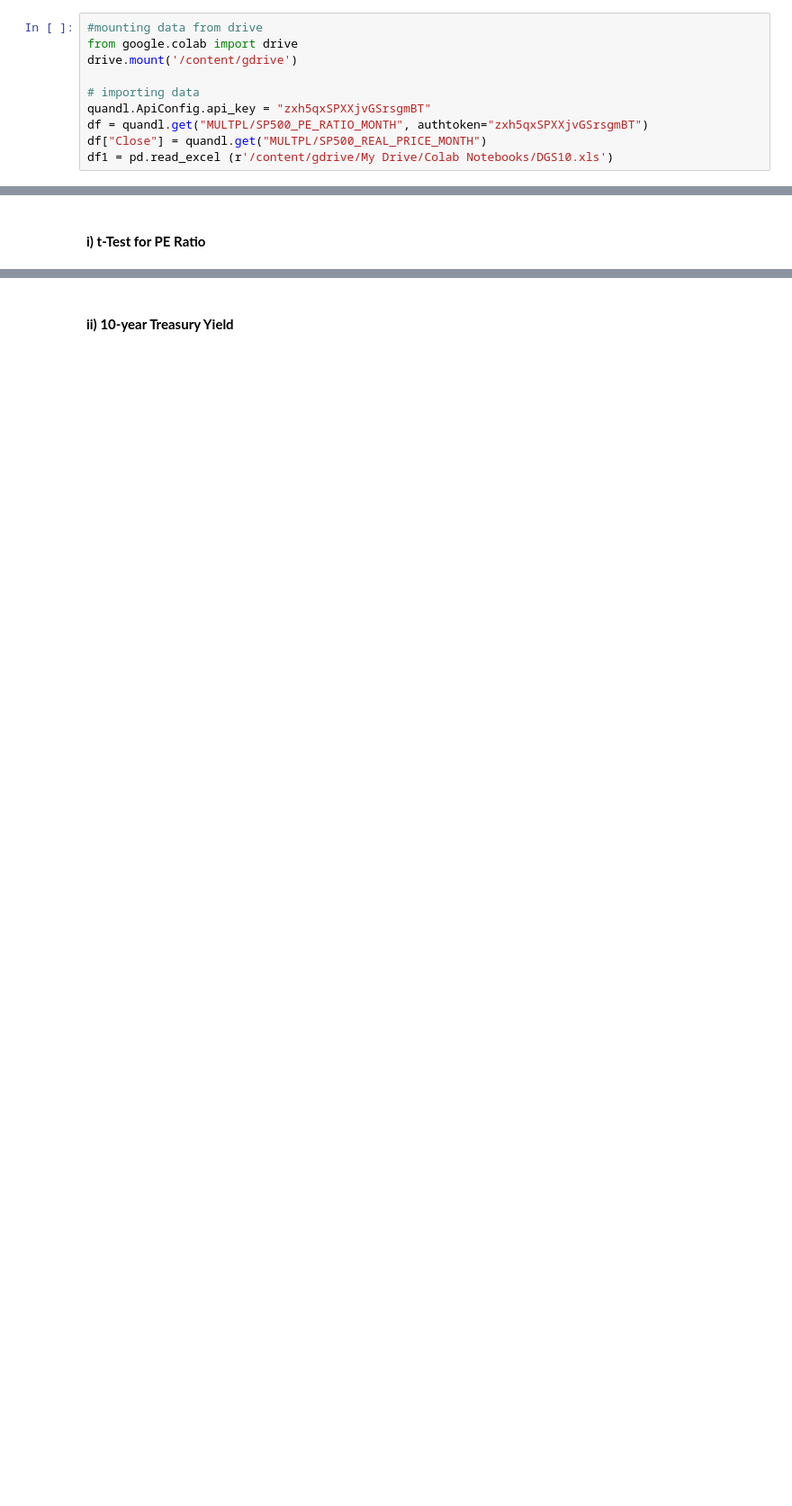
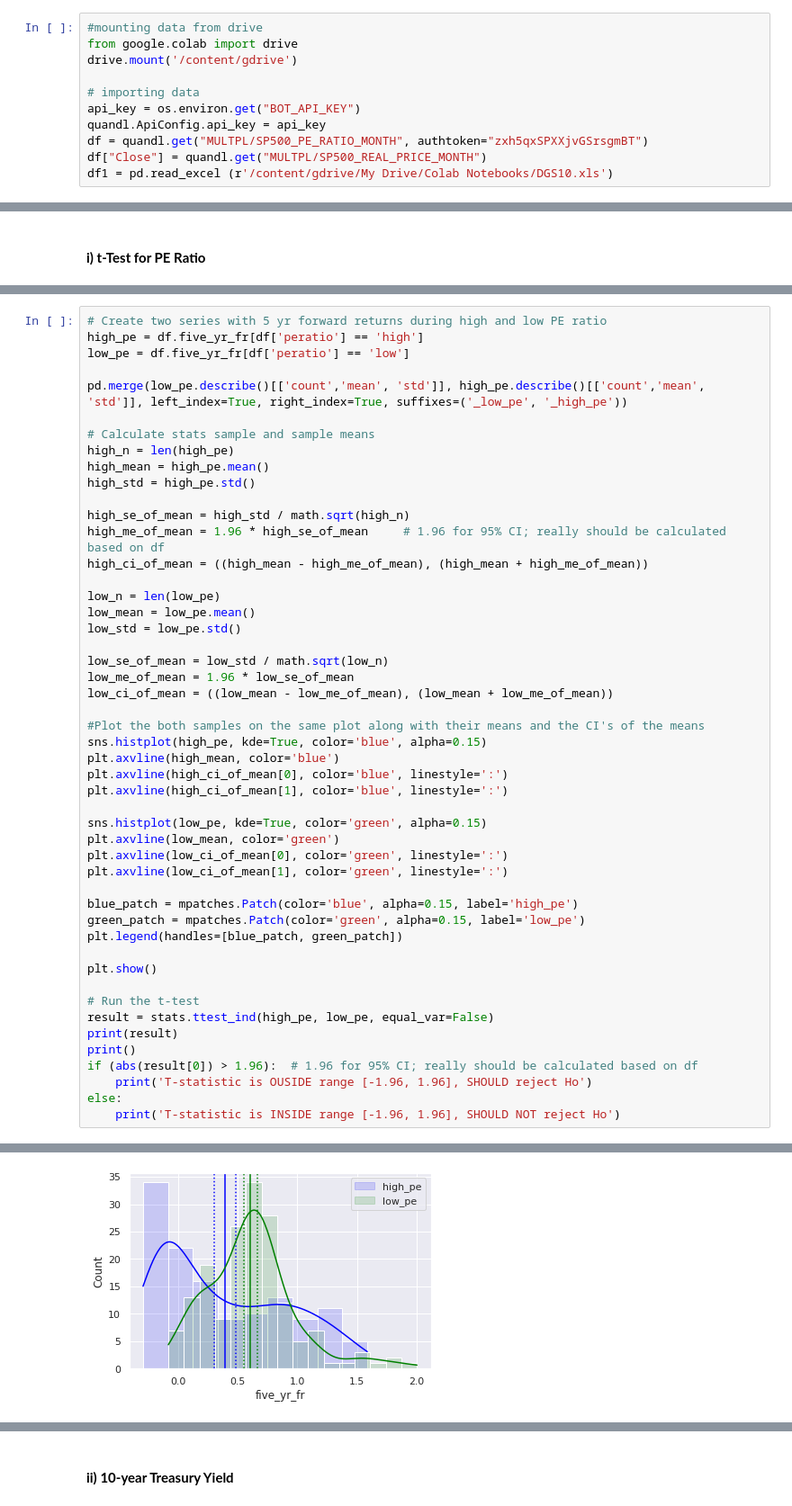
Before and after one commit to prajwalshrestha381/Thinkful_Data_Analytics, a Jupyter notebook: Python_Capstone_Project.ipynb, the cells around one changed output, grey strips where cells are left out. Shown: that part at 90% size. Cells and saved outputs as stored; diff of their text form; blank space fills up the shorter version.

```diff
--- a/Python_Capstone_Project.ipynb
+++ b/Python_Capstone_Project.ipynb
@@ -79,7 +77,8 @@ from google.colab import drive
 drive.mount('/content/gdrive')
 
 # importing data
-quandl.ApiConfig.api_key = "zxh5qxSPXXjvGSrsgmBT"
+api_key = os.environ.get("BOT_API_KEY")
+quandl.ApiConfig.api_key = api_key
 df = quandl.get("MULTPL/SP500_PE_RATIO_MONTH", authtoken="zxh5qxSPXXjvGSrsgmBT")
 df["Close"] = quandl.get("MULTPL/SP500_REAL_PRICE_MONTH")
 df1 = pd.read_excel (r'/content/gdrive/My Drive/Colab Notebooks/DGS10.xls')
@@ -343,0 +246,50 @@ The difference is 4.13 standard deviations between means of 5-year forward retur
+# %%
+# Create two series with 5 yr forward returns during high and low PE ratio
+high_pe = df.five_yr_fr[df['peratio'] == 'high']
+low_pe = df.five_yr_fr[df['peratio'] == 'low']
+
+pd.merge(low_pe.describe()[['count','mean', 'std']], high_pe.describe()[['count','mean', 'std']], left_index=True, right_index=True, suffixes=('_low_pe', '_high_pe'))
+
+# Calculate stats sample and sample means
+high_n = len(high_pe)
+high_mean = high_pe.mean()
+high_std = high_pe.std()
+
+high_se_of_mean = high_std / math.sqrt(high_n)
+high_me_of_mean = 1.96 * high_se_of_mean     # 1.96 for 95% CI; really should be calculated based on df
+high_ci_of_mean = ((high_mean - high_me_of_mean), (high_mean + high_me_of_mean))
+
+low_n = len(low_pe)
+low_mean = low_pe.mean()
+low_std = low_pe.std()
+
+low_se_of_mean = low_std / math.sqrt(low_n)
+low_me_of_mean = 1.96 * low_se_of_mean
+low_ci_of_mean = ((low_mean - low_me_of_mean), (low_mean + low_me_of_mean))
+
+#Plot the both samples on the same plot along with their means and the CI's of the means
+sns.histplot(high_pe, kde=True, color='blue', alpha=0.15)
+plt.axvline(high_mean, color='blue')
+plt.axvline(high_ci_of_mean[0], color='blue', linestyle=':')
+plt.axvline(high_ci_of_mean[1], color='blue', linestyle=':')
+
+sns.histplot(low_pe, kde=True, color='green', alpha=0.15)
+plt.axvline(low_mean, color='green')
+plt.axvline(low_ci_of_mean[0], color='green', linestyle=':')
+plt.axvline(low_ci_of_mean[1], color='green', linestyle=':')
+
+blue_patch = mpatches.Patch(color='blue', alpha=0.15, label='high_pe')
+green_patch = mpatches.Patch(color='green', alpha=0.15, label='low_pe')
+plt.legend(handles=[blue_patch, green_patch])
+
+plt.show()
+
+# Run the t-test
+result = stats.ttest_ind(high_pe, low_pe, equal_var=False)
+print(result)
+print()
+if (abs(result[0]) > 1.96):  # 1.96 for 95% CI; really should be calculated based on df
+    print('T-statistic is OUSIDE range [-1.96, 1.96], SHOULD reject Ho')
+else:
+    print('T-statistic is INSIDE range [-1.96, 1.96], SHOULD NOT reject Ho')
+# %% [output]
@@ -343,0 +309 @@ The difference is 4.13 standard deviations between means of 5-year forward retur
+[figure, added]
```
Also changed, not shown: parts of 16 cells of this notebook.
